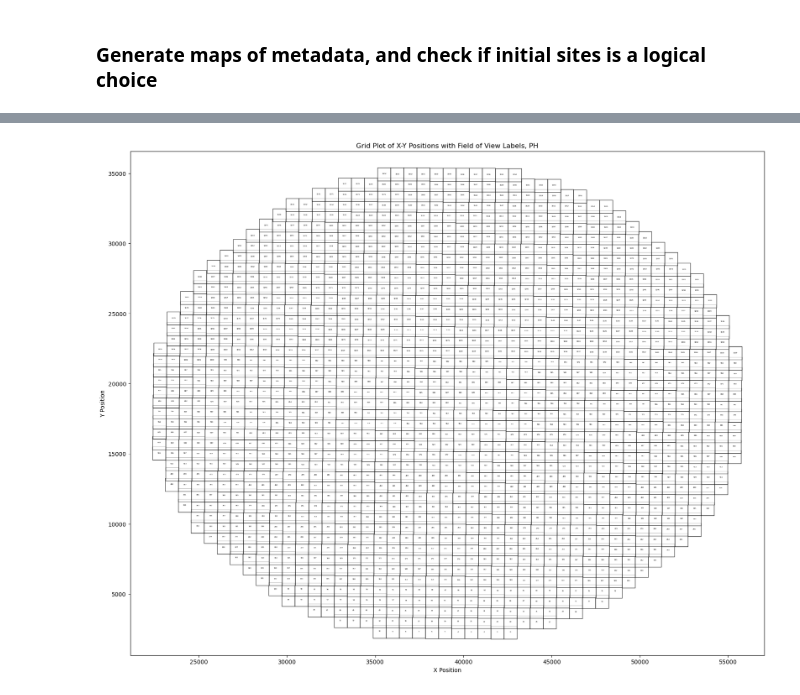
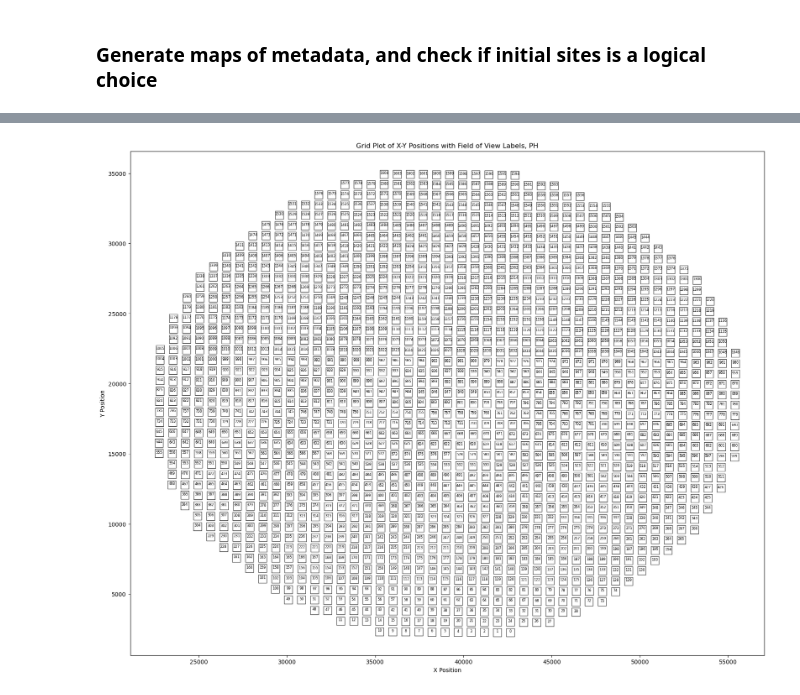
Before and after one commit to cheeseman-lab/brieflow, a Jupyter notebook: example_analysis/5.configure_merge_params.ipynb, the cells around one changed output, grey strips where cells are left out. Cells and saved outputs as stored; diff of their text form; code cells hidden in the pictures.

```diff
--- a/example_analysis/5.configure_merge_params.ipynb
+++ b/example_analysis/5.configure_merge_params.ipynb
@@ -47,31 +56,34 @@ sbs_test_metadata
 # %%
+import matplotlib.pyplot as plt
+
 plt.figure(figsize=(20, 16))
 
-# Scatter plot with squares for each point
+# Scatter plot with dynamically sized squares for each point
 plt.scatter(
-    ph_test_metadata["x_data"],
-    ph_test_metadata["y_data"],
-    s=500,
+    ph_test_metadata["x_pos"],
+    ph_test_metadata["y_pos"],
+    s=200,
     c="white",
     marker="s",
     edgecolors="black",
     linewidths=1,
     alpha=0.7,
 )
 
-# Label each point with the 'field_of_view' variable
+# Label each point with the 'tile' variable
 for i, txt in enumerate(ph_test_metadata["tile"]):
     plt.annotate(
         txt,
-        (ph_test_metadata["x_data"].iloc[i], ph_test_metadata["y_data"].iloc[i]),
+        (ph_test_metadata["x_pos"].iloc[i], ph_test_metadata["y_pos"].iloc[i]),
         textcoords="offset points",
         xytext=(0, 0),
         ha="center",
-        fontsize=3,
+        fontsize=6,
     )
+
 plt.xlabel("X Position")
 plt.ylabel("Y Position")
 plt.title("Grid Plot of X-Y Positions with Field of View Labels, PH")
 plt.show()
 # %% [output]
-[figure, old version]
+[figure, new version]
```
Also changed, not shown: parts of 5 cells of this notebook, 2 other files.
